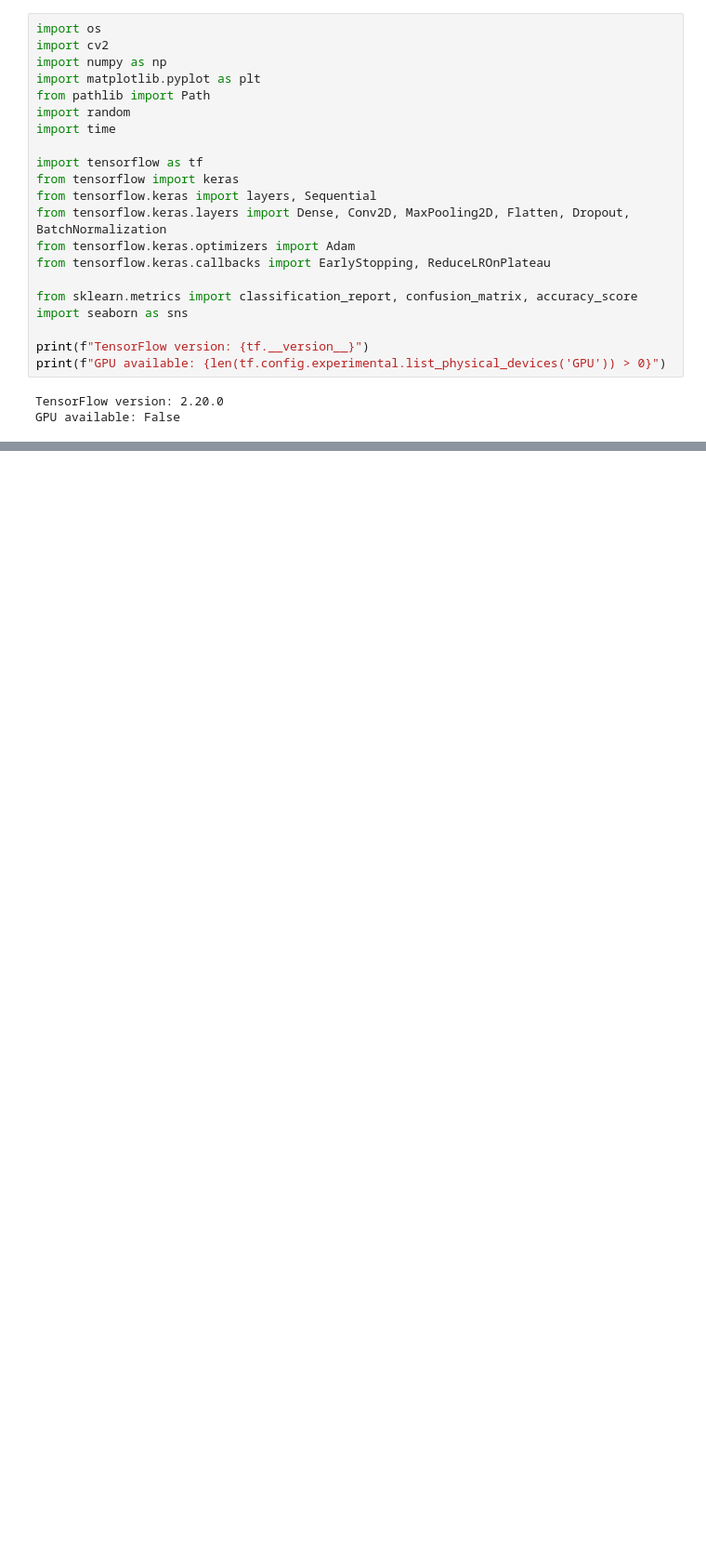
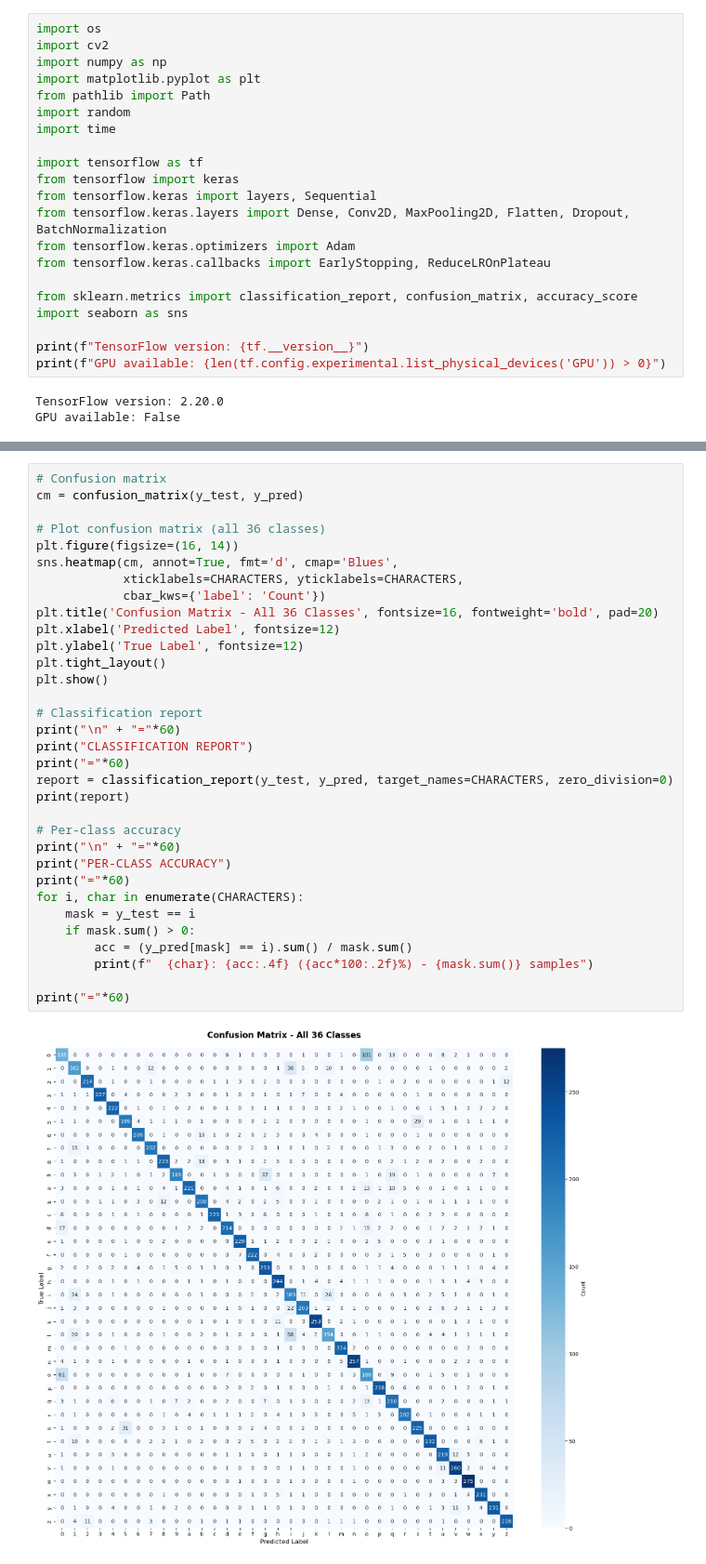
Before and after one commit to qitu1/Captcha-Recognition-System, a Jupyter notebook: src/baseline_cnn.ipynb, the cells around one changed output, grey strips where cells are left out. Shown at 93% size. Saved outputs shown, nothing was run; the diff lists cells and outputs as text; blank space fills up the shorter version.

```diff
--- a/src/baseline_cnn.ipynb
+++ b/src/baseline_cnn.ipynb
@@ -461,0 +557,35 @@ CNN Character Recognition Model Training Completed Successfully!
+# %%
+# Confusion matrix
+cm = confusion_matrix(y_test, y_pred)
+
+# Plot confusion matrix (all 36 classes)
+plt.figure(figsize=(16, 14))
+sns.heatmap(cm, annot=True, fmt='d', cmap='Blues',
+            xticklabels=CHARACTERS, yticklabels=CHARACTERS,
+            cbar_kws={'label': 'Count'})
+plt.title('Confusion Matrix - All 36 Classes', fontsize=16, fontweight='bold', pad=20)
+plt.xlabel('Predicted Label', fontsize=12)
+plt.ylabel('True Label', fontsize=12)
+plt.tight_layout()
+plt.show()
+
+# Classification report
+print("\n" + "="*60)
+print("CLASSIFICATION REPORT")
+print("="*60)
+report = classification_report(y_test, y_pred, target_names=CHARACTERS, zero_division=0)
+print(report)
+
+# Per-class accuracy
+print("\n" + "="*60)
+print("PER-CLASS ACCURACY")
+print("="*60)
+for i, char in enumerate(CHARACTERS):
+    mask = y_test == i
+    if mask.sum() > 0:
+        acc = (y_pred[mask] == i).sum() / mask.sum()
+        print(f"  {char}: {acc:.4f} ({acc*100:.2f}%) - {mask.sum()} samples")
+
+print("="*60)
+# %% [output]
+[figure, added]
```
Also changed, not shown: parts of 30 cells of this notebook, 2 other files.
